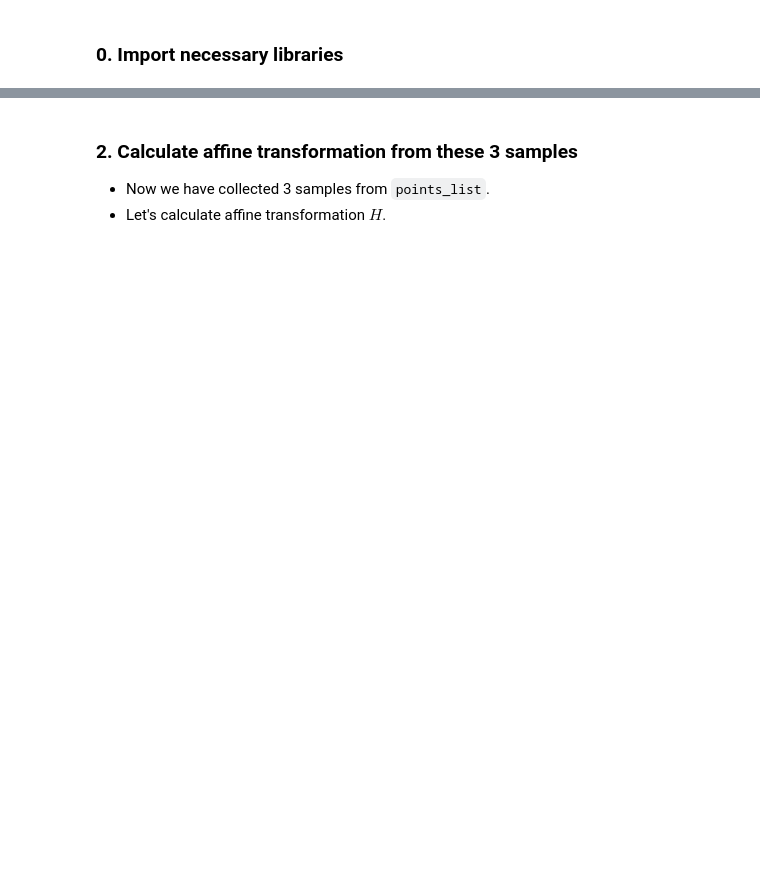
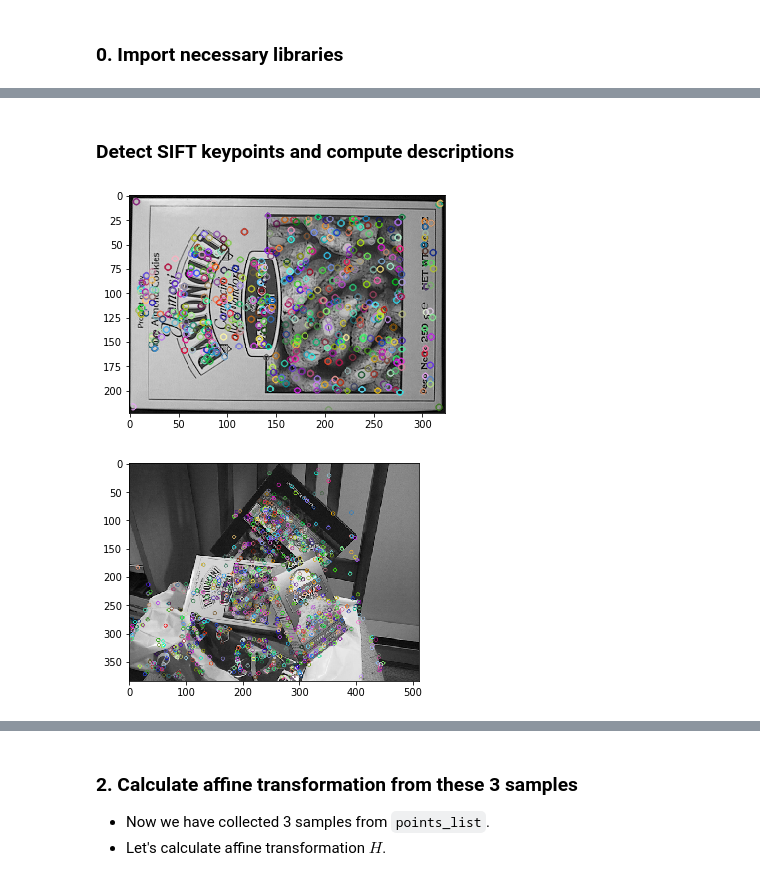
Before and after one commit to tmsausa/rinko_RANSAC, a Jupyter notebook: RANSAC_ans.ipynb, the cells around one changed output, grey strips where cells are left out. Drawn from its saved outputs; the diff is of its cells as text; code cells hidden in the pictures; blank space fills up the shorter version.

```diff
--- a/RANSAC_ans.ipynb
+++ b/RANSAC_ans.ipynb
@@ -42,0 +98,21 @@ from homography import affine_transform2
+# %% [markdown]
+### Detect SIFT keypoints and compute descriptions
+# %%
+#init SIFT detector
+sift_detector = cv2.xfeatures2d.SIFT_create()
+
+#detect kpoints and compute decriptions
+kp_scene, des_scene = sift_detector.detectAndCompute(img_scene,None)
+kp_box, des_box = sift_detector.detectAndCompute(img_box,None)
+
+
+#show detection result
+detection_box   = cv2.drawKeypoints(img_box, kp_box, None)
+detection_scene = cv2.drawKeypoints(img_scene, kp_scene, None)
+plt.imshow(detection_box)
+plt.show()
+plt.imshow(detection_scene)
+plt.show()
+# %% [output]
+[figure, added]
+[figure, added]
```
Also changed, not shown: parts of 26 cells of this notebook, 13 other files.
